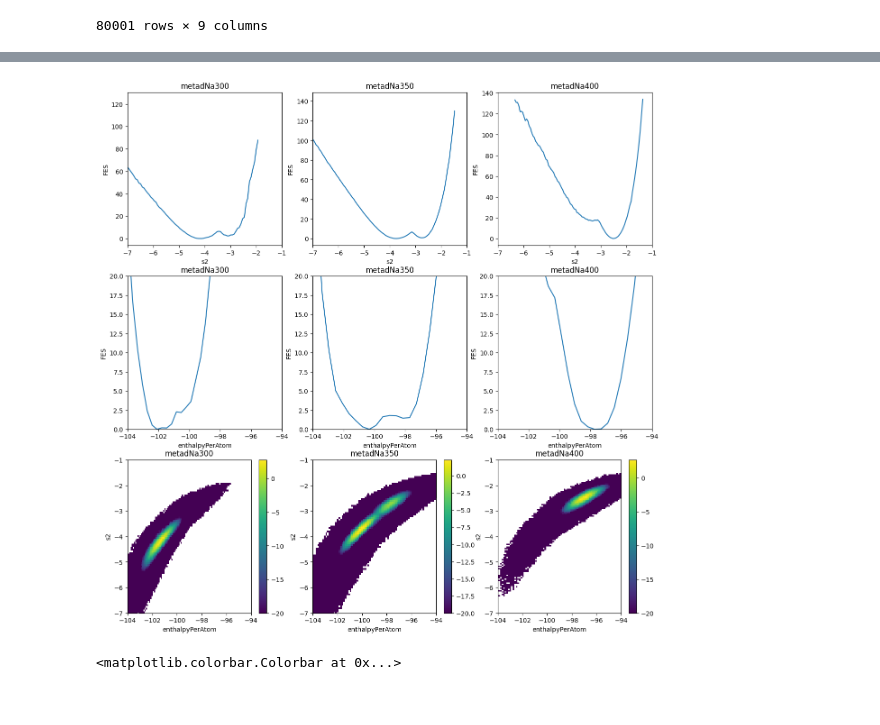
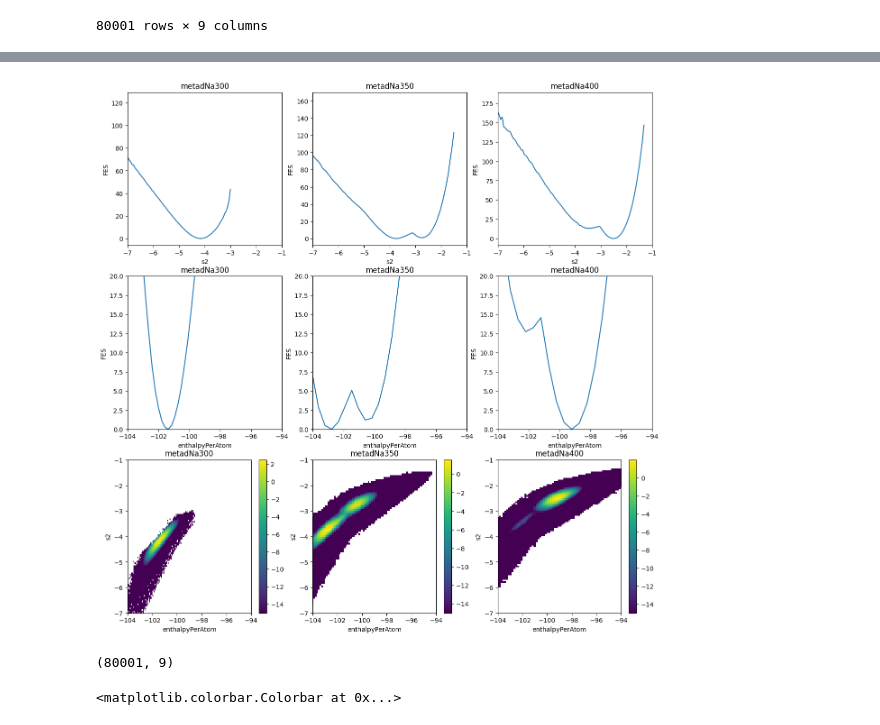
Before and after one commit to yaminbens/Proj23, a Jupyter notebook: Entropy-Enthalpy.ipynb, the cells around one changed output, grey strips where cells are left out. Saved outputs shown, nothing was run; the diff lists cells and outputs as text; code cells hidden in the pictures.

```diff
--- a/Entropy-Enthalpy.ipynb
+++ b/Entropy-Enthalpy.ipynb
@@ -165,48 +181,53 @@ for i,l in enumerate(["metadNa300", "metadNa350", "metadNa400"]):
     datarw = plumed.read_as_pandas("../../Vashti/"+l+"/colvar/COLVAR")
 
     kbt=350*1.380649*6.02/1000
-    c_s,b_s = np.histogram(datarw["s2"],bins=100,density=True,weights=np.exp(datarw["metad.rbias"]/kbt))
+    c_s,b_s = np.histogram(datarw["s2"][50000:],bins=100,density=True,weights=np.exp(datarw["metad.rbias"][50000:]/kbt))
     x_s = 0.5*(b_s[:-1]+b_s[1:])
     fes_s = -np.log(c_s) #-beta logP
     fes_s -= fes_s.min()
-    c_h,b_h = np.histogram(datarw["enthalpyPerAtom"],bins=30,density=True,weights=np.exp(datarw["metad.rbias"]/kbt))
+    c_h,b_h = np.histogram(datarw["enthalpyPerAtom"][50000:],bins=30,density=True,weights=np.exp(datarw["metad.rbias"][50000:]/kbt))
     x_h = 0.5*(b_h[:-1]+b_h[1:])
     fes_h = -np.log(c_h) #-beta logP
     fes_h -= fes_h.min()
 
-    H, xedges2, yedges2 = np.histogram2d(datarw["enthalpyPerAtom"],datarw["s2"],
-                                         bins=100, density=True,weights=np.exp(datarw["metad.bias"]/kbt))
+    H, xedges2, yedges2 = np.histogram2d(datarw["enthalpyPerAtom"][50000:],datarw["s2"][50000:],
+                                         bins=100, density=True,weights=np.exp(datarw["metad.rbias"][50000:]/kbt))
     H = H.T
     fes2D2 = np.log(H)
-    # fes2D2 -= fes2D2.min()
+#     fes2D2 -= fes2D2.min()
 
     ax1 = fig.add_subplot(3,3,i+1)
     ax1 = plt.plot(x_s,fes_s)
     # plt.ylim(0,20)
     plt.ylabel("FES")
     plt.xlabel("s2")
     plt.xlim(-7,-1)
     plt.title(l)
     ax2 = fig.add_subplot(3,3,i+4)
     ax2 = plt.plot(x_h,fes_h)
     plt.ylim(0,20)
     plt.xlim(-104,-94)
     plt.ylabel("FES")
     plt.xlabel("enthalpyPerAtom")
     plt.title(l)
     im1 = fig.add_subplot(3,3,i+7)
     fig.set_figheight(15)
     fig.set_figwidth(15)
     im1 = plt.imshow(fes2D2, interpolation='nearest', aspect='auto',
-                     origin='lower',extent=[xedges2[0], xedges2[-1], yedges2[0], yedges2[-1]],vmin=-20)#,vmax=25)
+                     origin='lower',extent=[xedges2[0], xedges2[-1], yedges2[0], yedges2[-1]],vmin=-15)#,vmax=25)
     plt.xlabel("enthalpyPerAtom")
     plt.ylabel("s2")
     plt.ylim(-7,-1)
     plt.xlim(-104,-94)
     plt.title(l)
     plt.colorbar()
 # %% [output]
-[figure, old version]
+[figure, new version]
+# %%
+datarw = plumed.read_as_pandas("../../Vashti/metadNa300/colvar/COLVAR")
+datarw.shape
+# %% [output]
+(80001, 9)
 # %%
 import matplotlib.pyplot as plt
 fig = plt.figure(figsize=(15, 15))
```
Also changed, not shown: parts of 8 cells of this notebook, 1 other file.
